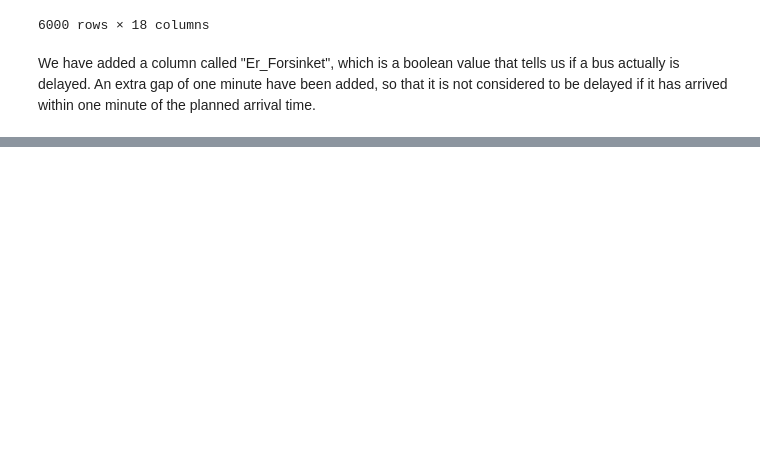
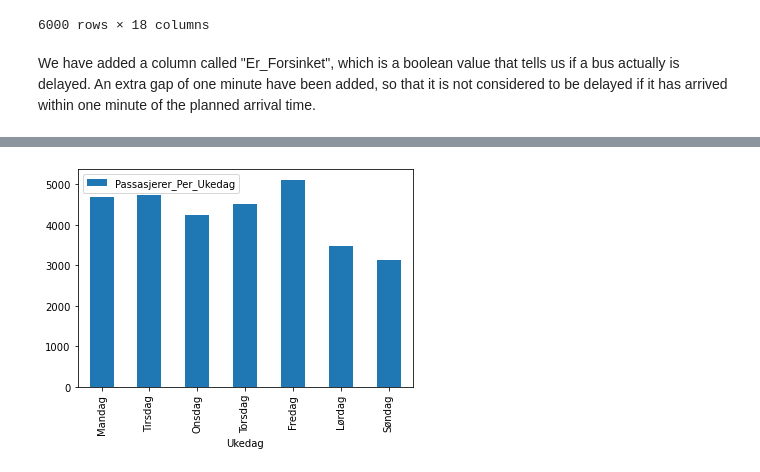
Before and after one commit to tomaloki/Assignment1_DAVE3625, a Jupyter notebook: notebook/Assignment1 - Feature Engineering and Data Labeling.ipynb, the cells around one changed output, grey strips where cells are left out. Drawn from its saved outputs; the diff is of its cells as text; code cells hidden in the pictures; blank space fills up the shorter version.

```diff
--- a/notebook/Assignment1 - Feature Engineering and Data Labeling.ipynb
+++ b/notebook/Assignment1 - Feature Engineering and Data Labeling.ipynb
@@ -137,0 +152,14 @@ df
+# %%
+mandag=  df[df['Ukedag'].str.contains("Mandag")].Passasjerer_Ombord.sum()
+tirsdag= df[df['Ukedag'].str.contains("Tirsdag")].Passasjerer_Ombord.sum()
+onsdag= df[df['Ukedag'].str.contains("Onsdag")].Passasjerer_Ombord.sum()
+torsdag= df[df['Ukedag'].str.contains("Torsdag")].Passasjerer_Ombord.sum()
+fredag= df[df['Ukedag'].str.contains("Fredag")].Passasjerer_Ombord.sum()
+lørdag= df[df['Ukedag'].str.contains("Lørdag")].Passasjerer_Ombord.sum()
+søndag = df[df['Ukedag'].str.contains("Søndag")].Passasjerer_Ombord.sum()
+Antall_PassasjererIUke = {'Ukedag': ["Mandag", "Tirsdag", "Onsdag", "Torsdag", "Fredag", 'Lørdag','Søndag'],
+        'Passasjerer_Per_Ukedag': [mandag, tirsdag, onsdag, torsdag, fredag, lørdag, søndag]
+       }
+
+Antall_PassasjererIUkedf = pd.DataFrame(Antall_PassasjererIUke , columns = ['Ukedag', 'Passasjerer_Per_Ukedag'])
+Antall_PassasjererIUkedf
@@ -137,0 +175,6 @@ df
+# %%
+Antall_PassasjererIUkedf = pd.DataFrame(Antall_PassasjererIUkedf,columns=['Ukedag','Passasjerer_Per_Ukedag'])
+Antall_PassasjererIUkedf.plot(x ='Ukedag', y='Passasjerer_Per_Ukedag', kind = 'bar')
+plt.show()
+# %% [output]
+[figure, added]
```
Also changed, not shown: parts of 5 cells of this notebook.
